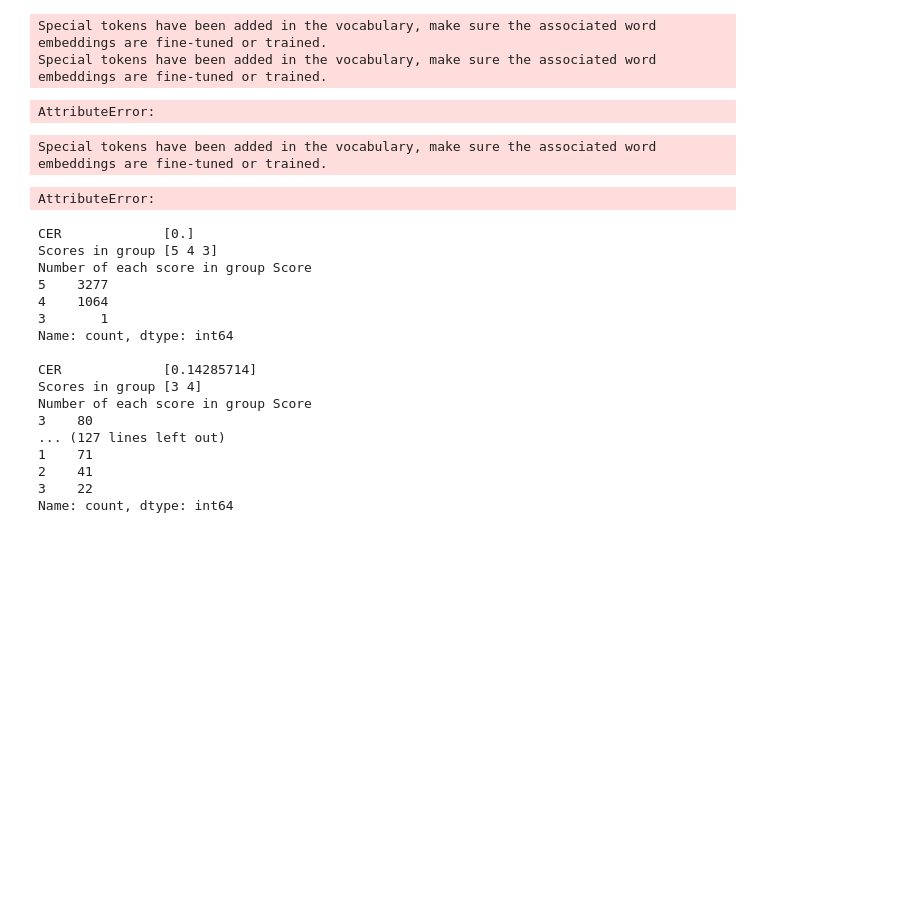
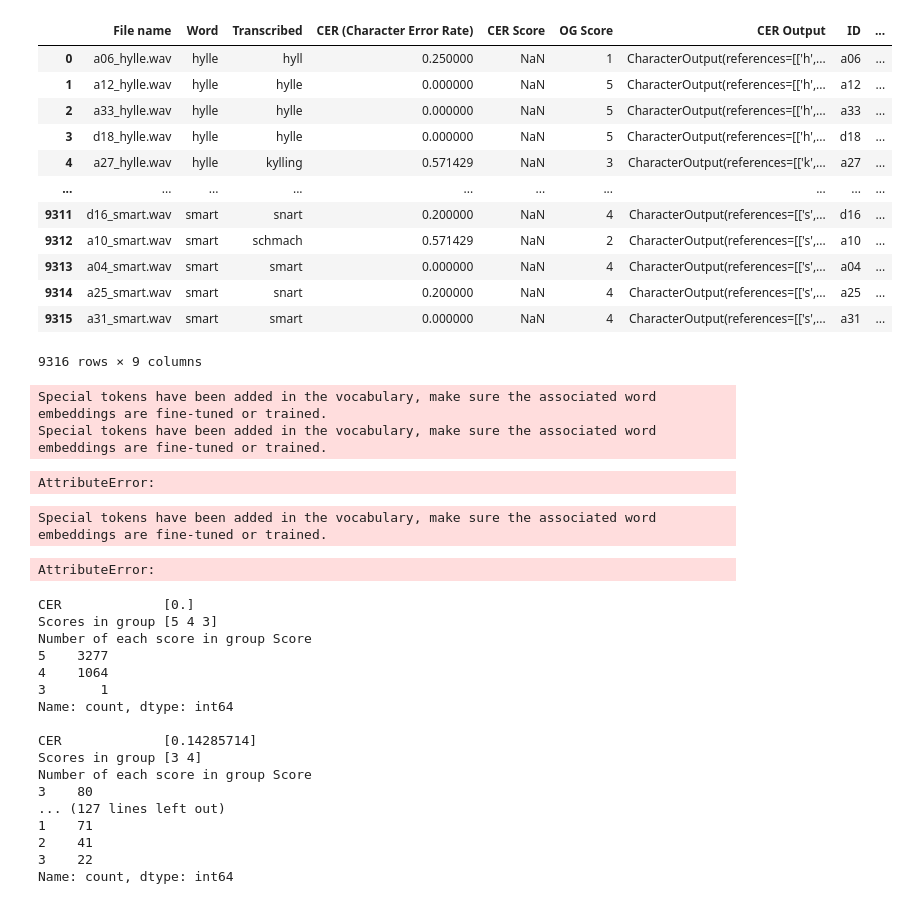
Before and after one commit to amandathunes/master_repo, a Jupyter notebook: DesitionTree_give_score.ipynb, the cells around one changed output. Saved outputs shown, nothing was run; the diff lists cells and outputs as text; code cells hidden in the pictures; blank space fills up the shorter version.

Commit message:
1) All the results from the concatenated clips are done. 2) Need to plot results from theses. 3) Try micro-averaging with DT. 4) Plot Metrics based on CER

```diff
--- a/DesitionTree_give_score.ipynb
+++ b/DesitionTree_give_score.ipynb
@@ -56,7 +95,7 @@ This means in the reality that <b>the model will only be able to predict 'Score'
 import self_made_functions as smf
 import pandas as pd
 
-df_assesment, wv_path = smf.get_df_correct()
+df_assesment, wv_path = smf.get_correct_df()
 
 # # File name	Score	Prosody	Noise/Disruption	Pre-speech noise	Repetition	Word	Pronunciation	pronScores	Assessor
-# csv_df  = pd.sv('Transcriptions/transcriptions_nb-whisper-medium-verbatim_v1.csv') # Test for 1 file first
+csv_df  = pd.read_csv('Transcriptions/transcriptions_nb-whisper-medium-verbatim_v1.csv') # Test for 1 file first
@@ -70,3 +102,29 @@ Special tokens have been added in the vocabulary, make sure the associated word
+# %%
+# make al values in cloumn = NaN
+csv_df["CER Score"] = float('nan')
+# Add ID column
+csv_df["ID"] = csv_df["File name"].apply(lambda x: x.split('_')[0])
+# Add CER Score for original score
+csv_df["og_cer_score"] = df_assesment["pronScores"].apply(lambda x: x.split(' ').count('1')/len(x.split(' ')))
+
+# To ulike resultater -> hvor godt matcher CER opp mot OG CER
+# 2. hvor godt matcher CER/ordet opp mot selve target ordet
+
+csv_df
+# %% [output]
+|  | File name | Word | Transcribed | CER (Character Error Rate) | CER Score | OG Score | CER Output | ID | ... |
+| 0 | a06_hylle.wav | hylle | hyll | 0.250000 | NaN | 1 | CharacterOutput(references=[['h',... | a06 | ... |
+| 1 | a12_hylle.wav | hylle | hylle | 0.000000 | NaN | 5 | CharacterOutput(references=[['h',... | a12 | ... |
+| 2 | a33_hylle.wav | hylle | hylle | 0.000000 | NaN | 5 | CharacterOutput(references=[['h',... | a33 | ... |
+| 3 | d18_hylle.wav | hylle | hylle | 0.000000 | NaN | 5 | CharacterOutput(references=[['h',... | d18 | ... |
+| 4 | a27_hylle.wav | hylle | kylling | 0.571429 | NaN | 3 | CharacterOutput(references=[['k',... | a27 | ... |
+| ... | ... | ... | ... | ... | ... | ... | ... | ... | ... |
+| 9311 | d16_smart.wav | smart | snart | 0.200000 | NaN | 4 | CharacterOutput(references=[['s',... | d16 | ... |
+| 9312 | a10_smart.wav | smart | schmach | 0.571429 | NaN | 2 | CharacterOutput(references=[['s',... | a10 | ... |
+| 9313 | a04_smart.wav | smart | smart | 0.000000 | NaN | 4 | CharacterOutput(references=[['s',... | a04 | ... |
+| 9314 | a25_smart.wav | smart | snart | 0.200000 | NaN | 4 | CharacterOutput(references=[['s',... | a25 | ... |
+| 9315 | a31_smart.wav | smart | smart | 0.000000 | NaN | 4 | CharacterOutput(references=[['s',... | a31 | ... |
+9316 rows × 9 columns
 # %%
 from transformers import pipeline
 model_name_path = 'NbAiLabBeta/nb-whisper-base'
```
Also changed, not shown: parts of 5 cells of this notebook, 14 other files.
